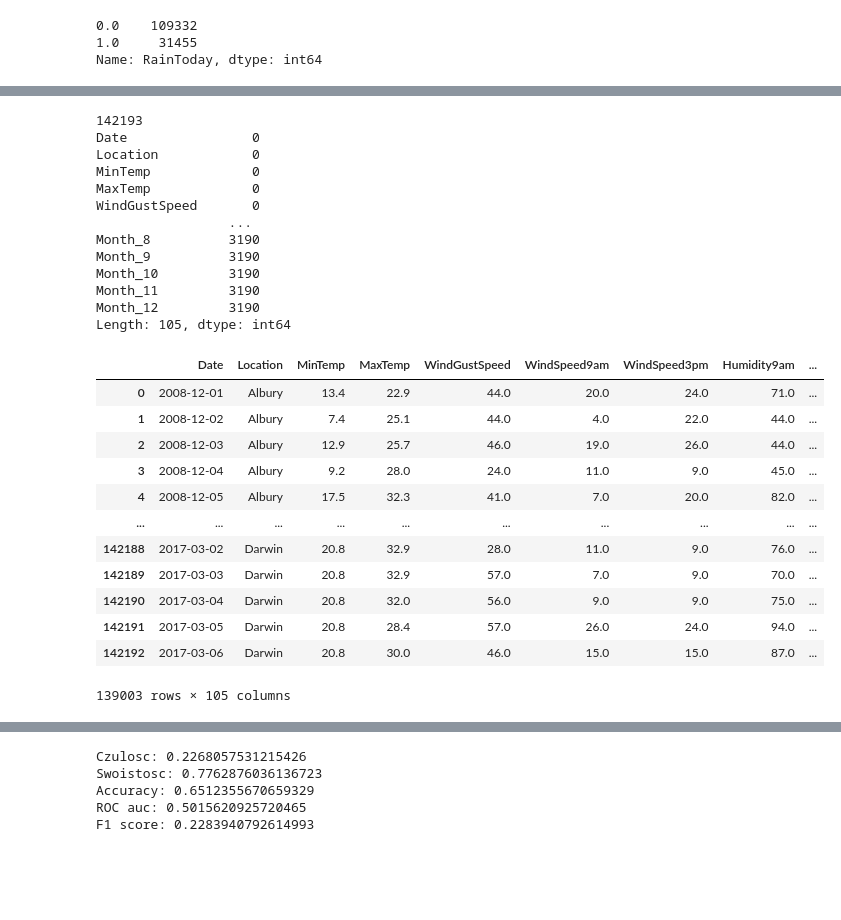
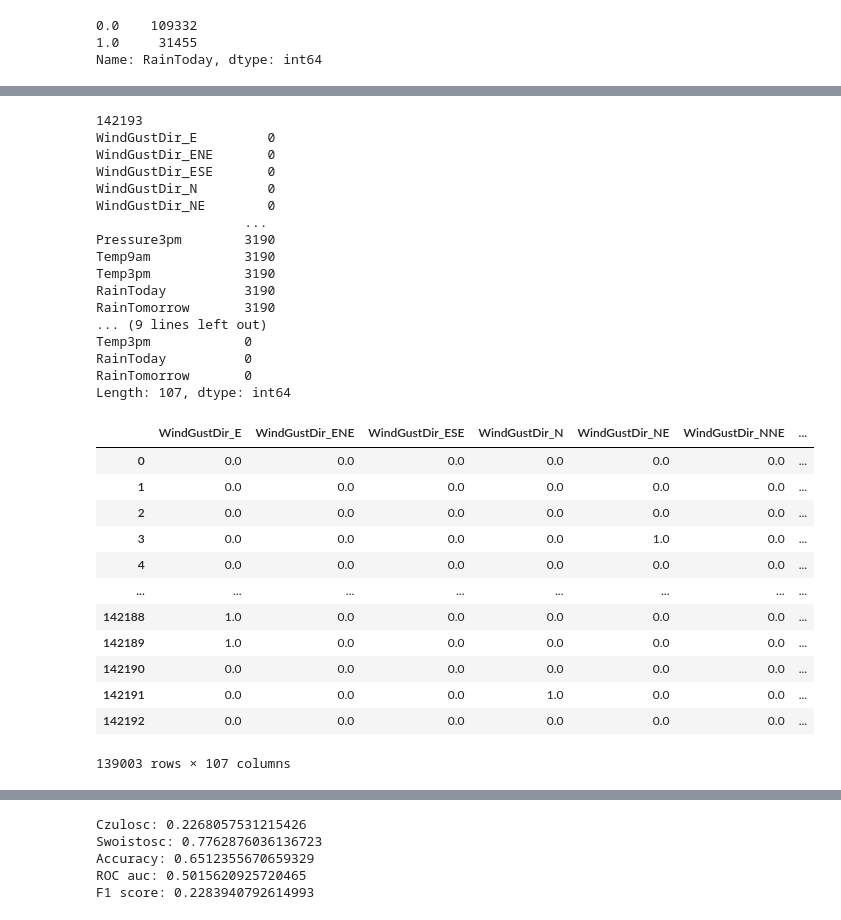
Before and after one commit to jakub-kowalik/PUM, a Jupyter notebook: lab3/lab3.ipynb, the cells around one changed output, grey strips where cells are left out. Cells and saved outputs as stored; diff of their text form; code cells hidden in the pictures; blank space fills up the shorter version.

```diff
--- a/lab3/lab3.ipynb
+++ b/lab3/lab3.ipynb
@@ -339,53 +364,62 @@ Month            0
 Day              0
 dtype: int64
 # %%
-from sklearn.preprocessing import OneHotEncoder
+from sklearn.preprocessing import OneHotEncoder, MinMaxScaler
 
 encoder = OneHotEncoder(sparse=False, handle_unknown='error')
+minmax = MinMaxScaler()
 
-encoder_df = pd.DataFrame(encoder.fit_transform(australia[['WindGustDir', 'WindDir3pm', 'WindDir9am', 'Day', 'Month']]))
+columns_to_onehot = ['WindGustDir', 'WindDir3pm', 'WindDir9am', 'Day', 'Month']
+
+encoder_df = pd.DataFrame(encoder.fit_transform(australia[columns_to_onehot]))
+minmax_df = pd.DataFrame(minmax.fit_transform(australia[columns_to_winsorize]))
 
 encoder_df.columns = encoder.get_feature_names_out()
+minmax_df.columns = minmax.get_feature_names_out()
 
-new_australia = australia.join(encoder_df)
-new_australia.drop(columns=['WindGustDir', 'WindDir3pm', 'WindDir9am', 'Day', 'Month', 'Year', 'Rainfall', 'RainToday'], inplace=True)
+new_australia = encoder_df.join(australia)
+new_australia.drop(columns=['WindGustDir', 'WindDir3pm', 'WindDir9am', 'Day', 'Month', 'Year'], inplace=True)
 
 print(len(new_australia))
 print(new_australia.isna().sum())
 
 ############
 ############ 3190 wartosci pojawia sie NaN, czemu?
 ############
 new_australia.dropna(inplace=True)
-
+print(new_australia.isna().sum())
 new_australia
 # %% [output]
 142193
-Date                0
-Location            0
-MinTemp             0
-MaxTemp             0
-WindGustSpeed       0
-                 ...
-Month_8          3190
-Month_9          3190
-Month_10         3190
-Month_11         3190
-Month_12         3190
-Length: 105, dtype: int64
+WindGustDir_E         0
+WindGustDir_ENE       0
+WindGustDir_ESE       0
+WindGustDir_N         0
+WindGustDir_NE        0
+                   ...
+Pressure3pm        3190
+Temp9am            3190
+Temp3pm            3190
+RainToday          3190
+RainTomorrow       3190
+... (9 lines left out)
+Temp3pm            0
+RainToday          0
+RainTomorrow       0
+Length: 107, dtype: int64
-|  | Date | Location | MinTemp | MaxTemp | WindGustSpeed | WindSpeed9am | WindSpeed3pm | Humidity9am | ... |
-| 0 | 2008-12-01 | Albury | 13.4 | 22.9 | 44.0 | 20.0 | 24.0 | 71.0 | ... |
-| 1 | 2008-12-02 | Albury | 7.4 | 25.1 | 44.0 | 4.0 | 22.0 | 44.0 | ... |
-| 2 | 2008-12-03 | Albury | 12.9 | 25.7 | 46.0 | 19.0 | 26.0 | 44.0 | ... |
-| 3 | 2008-12-04 | Albury | 9.2 | 28.0 | 24.0 | 11.0 | 9.0 | 45.0 | ... |
-| 4 | 2008-12-05 | Albury | 17.5 | 32.3 | 41.0 | 7.0 | 20.0 | 82.0 | ... |
-| ... | ... | ... | ... | ... | ... | ... | ... | ... | ... |
-| 142188 | 2017-03-02 | Darwin | 20.8 | 32.9 | 28.0 | 11.0 | 9.0 | 76.0 | ... |
-| 142189 | 2017-03-03 | Darwin | 20.8 | 32.9 | 57.0 | 7.0 | 9.0 | 70.0 | ... |
-| 142190 | 2017-03-04 | Darwin | 20.8 | 32.0 | 56.0 | 9.0 | 9.0 | 75.0 | ... |
-| 142191 | 2017-03-05 | Darwin | 20.8 | 28.4 | 57.0 | 26.0 | 24.0 | 94.0 | ... |
-| 142192 | 2017-03-06 | Darwin | 20.8 | 30.0 | 46.0 | 15.0 | 15.0 | 87.0 | ... |
+|  | WindGustDir_E | WindGustDir_ENE | WindGustDir_ESE | WindGustDir_N | WindGustDir_NE | WindGustDir_NNE | ... |
+| 0 | 0.0 | 0.0 | 0.0 | 0.0 | 0.0 | 0.0 | ... |
+| 1 | 0.0 | 0.0 | 0.0 | 0.0 | 0.0 | 0.0 | ... |
+| 2 | 0.0 | 0.0 | 0.0 | 0.0 | 0.0 | 0.0 | ... |
+| 3 | 0.0 | 0.0 | 0.0 | 0.0 | 1.0 | 0.0 | ... |
+| 4 | 0.0 | 0.0 | 0.0 | 0.0 | 0.0 | 0.0 | ... |
+| ... | ... | ... | ... | ... | ... | ... | ... |
+| 142188 | 1.0 | 0.0 | 0.0 | 0.0 | 0.0 | 0.0 | ... |
+| 142189 | 1.0 | 0.0 | 0.0 | 0.0 | 0.0 | 0.0 | ... |
+| 142190 | 0.0 | 0.0 | 0.0 | 0.0 | 0.0 | 0.0 | ... |
+| 142191 | 0.0 | 0.0 | 0.0 | 1.0 | 0.0 | 0.0 | ... |
+| 142192 | 0.0 | 0.0 | 0.0 | 0.0 | 0.0 | 0.0 | ... |
-139003 rows × 105 columns
+139003 rows × 107 columns
 # %%
 provinces = new_australia.groupby('Location')
 dataframes = [group for _, group in provinces]
```
Also changed, not shown: parts of 6 cells of this notebook.
